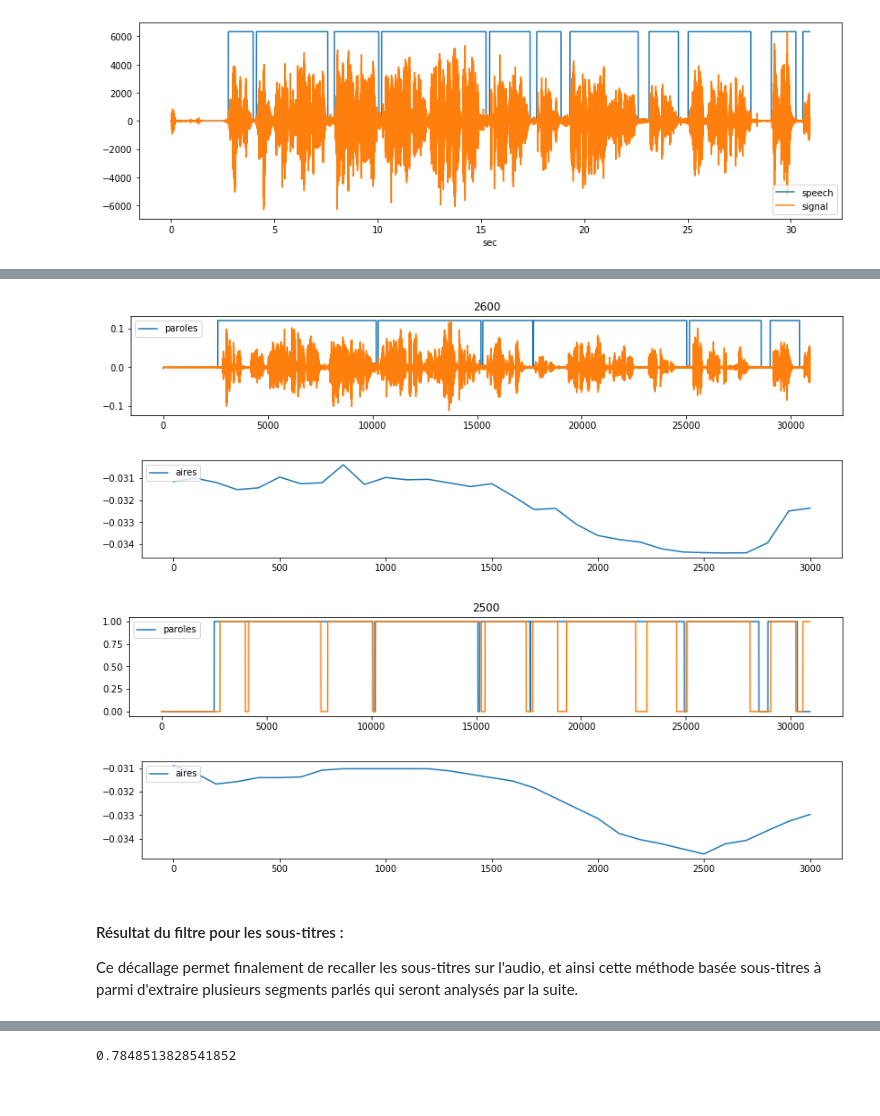
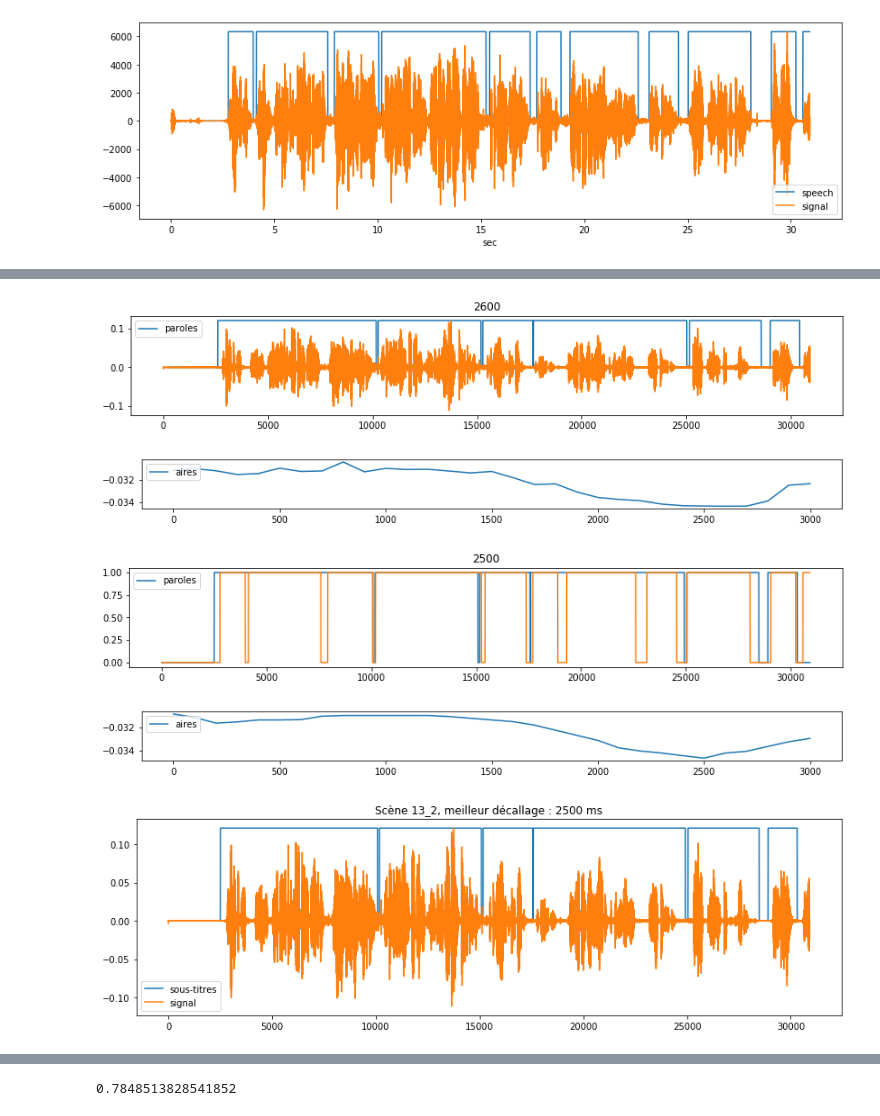
Before and after one commit to vincentnam/Project-Archean, a Jupyter notebook: ChallengeM2SID_2019.ipynb, the cells around one changed output, grey strips where cells are left out. Saved outputs shown, nothing was run; the diff lists cells and outputs as text; code cells hidden in the pictures.

```diff
--- a/ChallengeM2SID_2019.ipynb
+++ b/ChallengeM2SID_2019.ipynb
@@ -1205,20 +1223,25 @@ En se servant du signal et de la détection de parole précédente, on calcul le
 # %%
 # resample audio in order to match subtitles
 speech_rs = scipy.signal.resample(np.array(speech), round(len(np.array(speech)) / samplerate * 1000)) > 0.5
 
 pas = 100
 m0 = get_decalage(subtitles, signal_rs, pas=pas, affichage=True)
 m1 = get_decalage(subtitles, speech_rs, pas=pas, affichage=True)
 m2 = suppression_bords(m0, t=5)
 decalage = np.argmin(np.array(m0+m1+m2)) * pas
 
 filtre = np.zeros(len(vocal_song))
 filtre[decalage : decalage + min(len(vocal_song),len(subtitles))] = subtitles[0:min(len(vocal_song),len(subtitles))]
+
+plt.figure(figsize=(14,4))
+plt.title("Scène " + scene + ", meilleur décallage : " + str(decalage) + " ms")
+plt.plot(filtre * max(abs(signal_rs)), label="sous-titres")
+plt.plot(signal_rs, label='signal')
+plt.legend()
+plt.show()
 # %% [output]
 [figure]
-[figure, old version]
+[figure, new version]
 [figure]
-[figure, old version]
+[figure, new version]
+[figure, added]
-# %% [markdown]
-#### Résultat du filtre pour les sous-titres :
-Ce décallage permet finalement de recaller les sous-titres sur l'audio, et ainsi cette méthode basée sous-titres à parmi d'extraire plusieurs segments parlés qui seront analysés par la suite.
```
Also changed, not shown: parts of 52 cells of this notebook.
